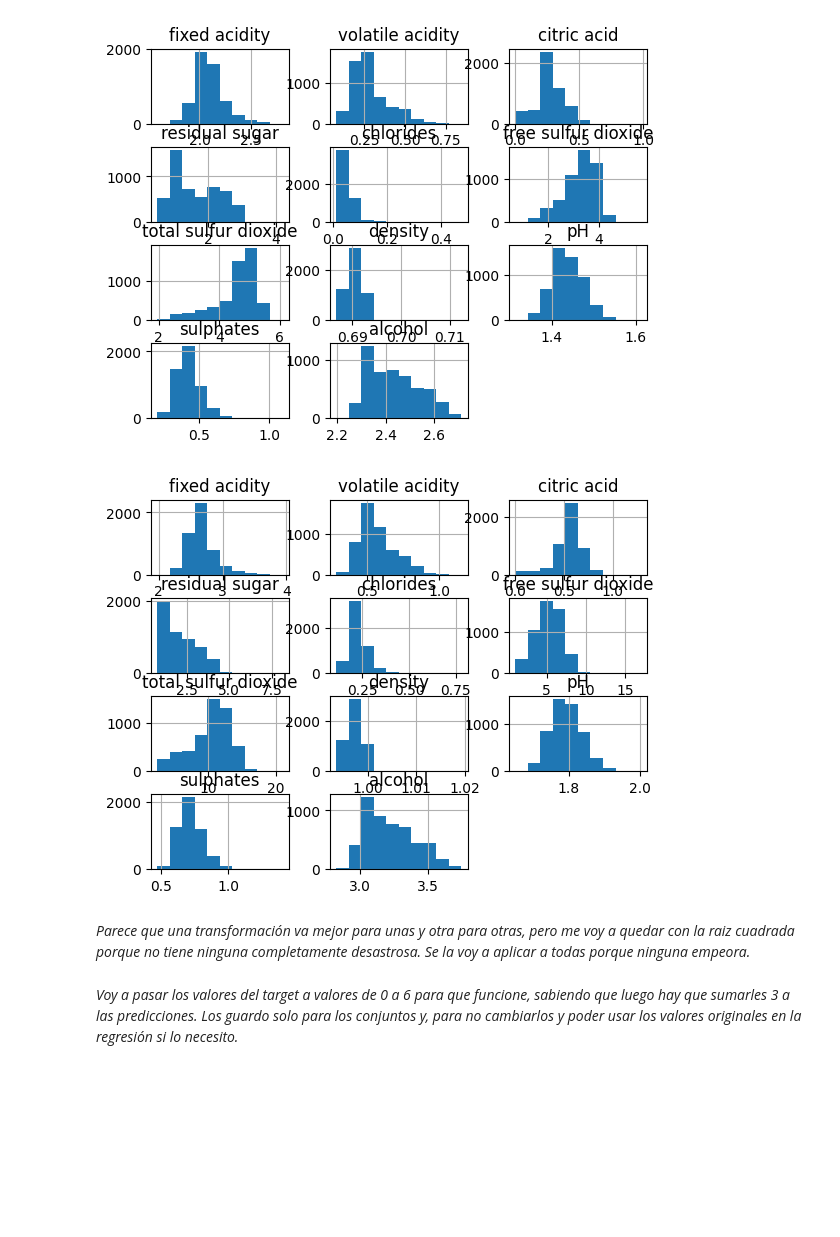
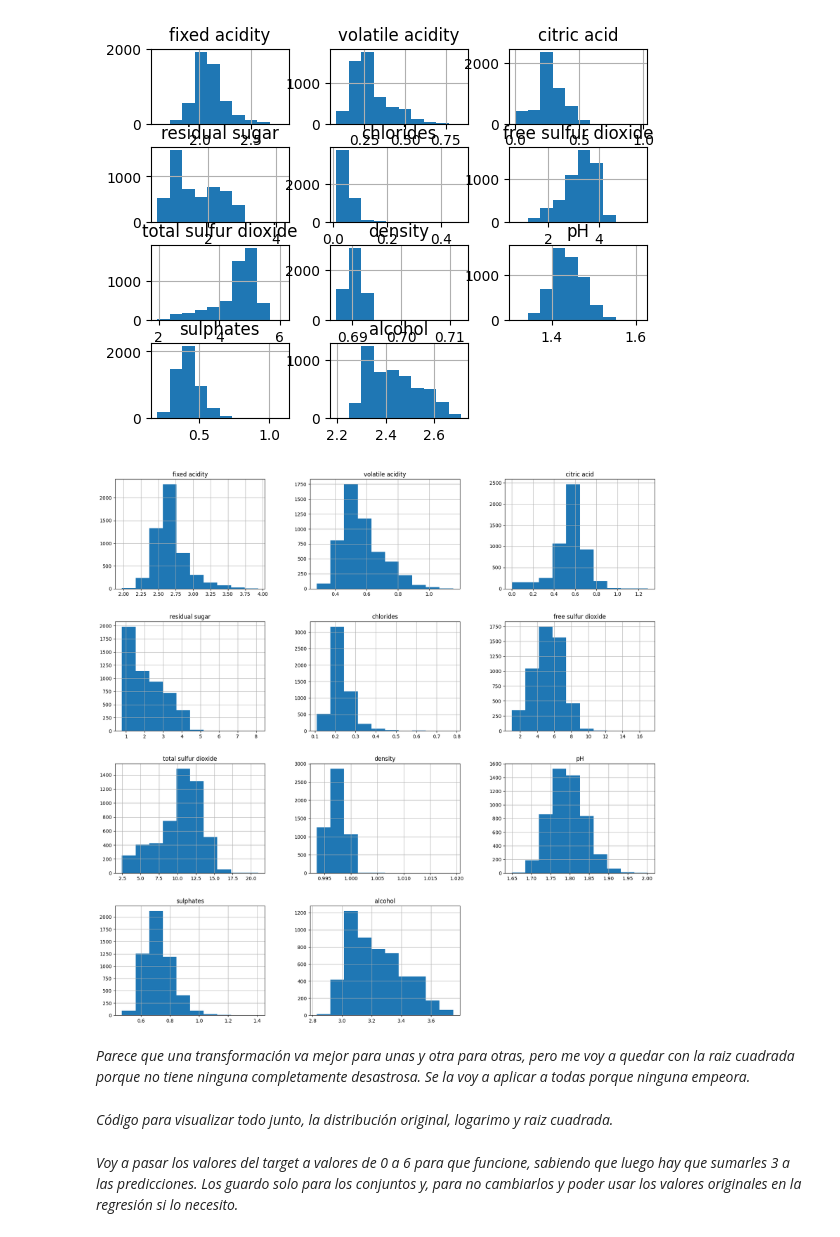
Before and after one commit to DarioRuizGon/ONLINE_DS_THEBRIDGE_DARIO, a Jupyter notebook: Sprint_12/Unidad_2/18_Practica_Obligatoria_Repaso_Aprendizaje_Supervisado.ipynb, the cells around one changed output. Cells and saved outputs as stored; diff of their text form; code cells hidden in the pictures; blank space fills up the shorter version.

```diff
--- a/Sprint_12/Unidad_2/18_Practica_Obligatoria_Repaso_Aprendizaje_Supervisado.ipynb
+++ b/Sprint_12/Unidad_2/18_Practica_Obligatoria_Repaso_Aprendizaje_Supervisado.ipynb
@@ -213,8 +231,10 @@ train[f_num].apply(np.log1p).hist();
 # %% [output]
 [figure]
 # %%
-train[f_num].apply(np.sqrt).hist();
+train[f_num].apply(np.sqrt).hist(figsize = (20,20));
 # %% [output]
-[figure, old version]
+[figure, new version]
 # %% [markdown]
 *Parece que una transformación va mejor para unas y otra para otras, pero me voy a quedar con la raiz cuadrada porque no tiene ninguna completamente desastrosa. Se la voy a aplicar a todas porque ninguna empeora.*
+# %% [markdown]
+*Código para visualizar todo junto, la distribución original, logarimo y raiz cuadrada.*
```
Also changed, not shown: parts of 7 cells of this notebook, 7 other files.
